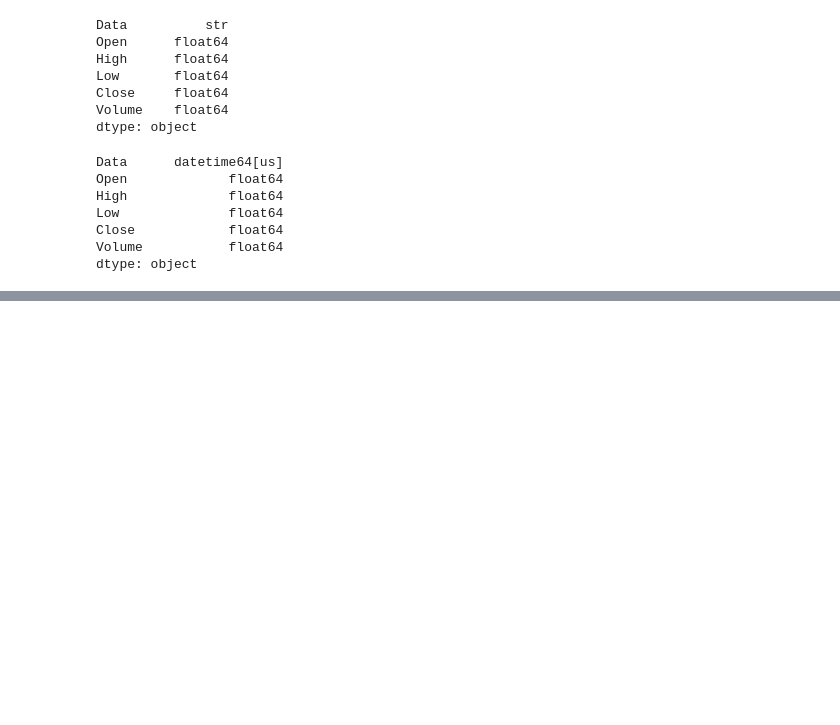
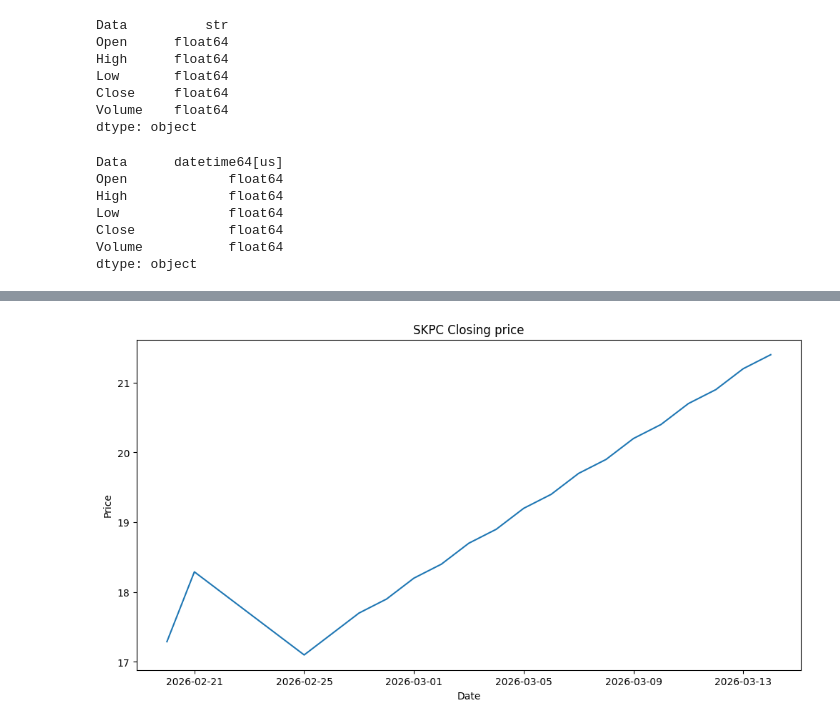
Before and after one commit to hady872/egypt-stock-ai-bot, a Jupyter notebook: notebooks/day2_data_loading.ipynb, the cells around one changed output, grey strips where cells are left out. Saved outputs shown, nothing was run; the diff lists cells and outputs as text; code cells hidden in the pictures; blank space fills up the shorter version.

```diff
--- a/notebooks/day2_data_loading.ipynb
+++ b/notebooks/day2_data_loading.ipynb
@@ -81,0 +204,9 @@ df
+# %%
+plt.figure(figsize=(12, 6))
+plt.plot(df["Close"])
+plt.title("SKPC Closing price")
+plt.xlabel("Date")
+plt.ylabel("Price")
+plt.show()
+# %% [output]
+[figure, added]
```
Also changed, not shown: parts of 15 cells of this notebook, 2 other files.
